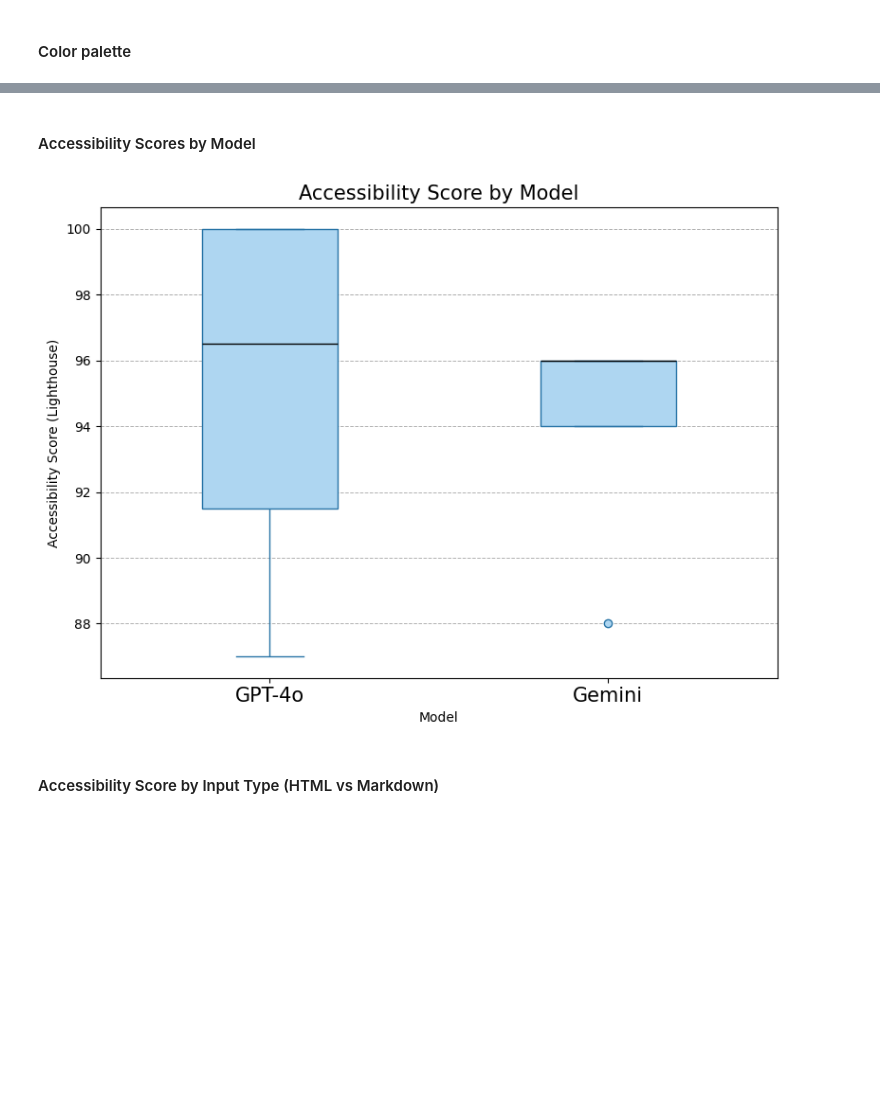
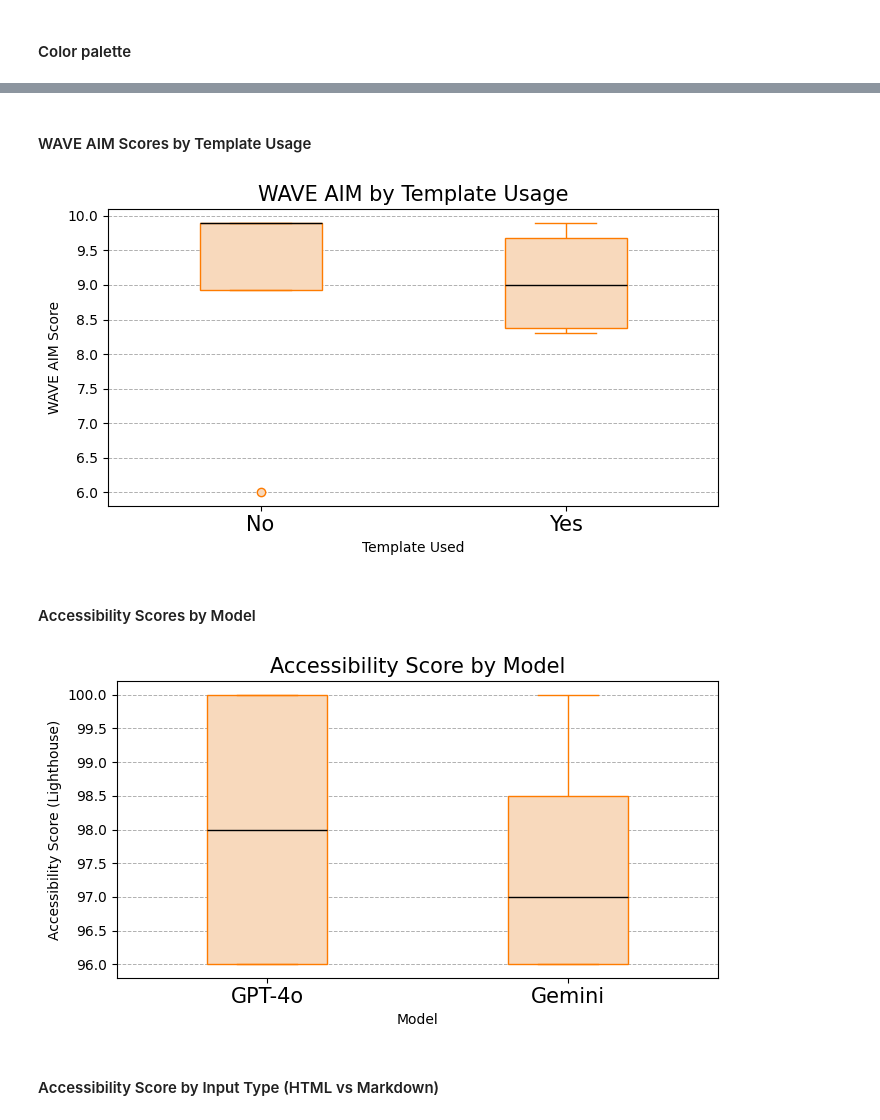
Before and after one commit to gverafei/conceptual-model-springer, a Jupyter notebook: conceptual-model.ipynb, the cells around one changed output, grey strips where cells are left out. Drawn from its saved outputs; the diff is of its cells as text; code cells hidden in the pictures; blank space fills up the shorter version.

```diff
--- a/conceptual-model.ipynb
+++ b/conceptual-model.ipynb
@@ -562,29 +622,29 @@ import pandas as pd
 
 # Lista de combinaciones que vamos a mapear a mano (modelo, sitio, entrada, template, otras métricas)
 combinations = [
-    # Model, Site, InputType, TemplateUsed, AccessibilityScore, Axe Issues, WAVE Errors, Contrast, Alerts, Features, cost_key
-    ['GPT-4o', 'Site 1', 'HTML', 'No', 93, 16, 0, 0, 6, 11, 'GPT_Site1_html'],
-    ['GPT-4o', 'Site 1', 'HTML', 'Yes', 100, 1, 0, 0, 6, 2, 'GPT_Site1_html_template'],
-    ['GPT-4o', 'Site 1', 'Markdown', 'No', 87, 30, 0, 13, 6, 10, 'GPT_Site1_md'],
-    ['GPT-4o', 'Site 1', 'Markdown', 'Yes', 100, 0, 0, 2, 2, 11, 'GPT_Site1_md_template'],
+    # Model, Site, InputType, TemplateUsed, AccessibilityScore, Axe Issues, WAVE Aim, WAVE Errors, Contrast, Alerts, Features, cost_key
+    ['GPT-4o', 'Site 1', 'HTML', 'No', 100, 0, 9.9, 0, 0, 5, 14, 'GPT_Site1_html'],
+    ['GPT-4o', 'Site 1', 'HTML', 'Yes', 96, 1, 9.6, 0, 1, 5, 13, 'GPT_Site1_html_template'],
+    ['GPT-4o', 'Site 1', 'Markdown', 'No', 100, 0, 9.9, 0, 0, 5, 14, 'GPT_Site1_md'],
+    ['GPT-4o', 'Site 1', 'Markdown', 'Yes', 96, 3, 8.3, 0, 3, 8, 14, 'GPT_Site1_md_template'],
 
-    ['Gemini', 'Site 1', 'HTML', 'No', 88, 9, 0, 2, 5, 14, 'Gem_Site1_html'],
-    ['Gemini', 'Site 1', 'HTML', 'Yes', 96, 1, 0, 1, 5, 13, 'Gem_Site1_html_template'],
-    ['Gemini', 'Site 1', 'Markdown', 'No', 96, 9, 0, 11, 5, 14, 'Gem_Site1_md'],
-    ['Gemini', 'Site 1', 'Markdown', 'Yes', 96, 9, 0, 10, 7, 12, 'Gem_Site1_md_template']
+    ['Gemini', 'Site 1', 'HTML', 'No', 96, 11, 6.0, 0, 11, 3, 14, 'Gem_Site1_html'],
+    ['Gemini', 'Site 1', 'HTML', 'Yes', 96, 3, 8.4, 0, 3, 3, 13, 'Gem_Site1_html_template'],
+    ['Gemini', 'Site 1', 'Markdown', 'No', 98, 1, 9.9, 0, 0, 4, 14, 'Gem_Site1_md'],
+    ['Gemini', 'Site 1', 'Markdown', 'Yes', 100, 0, 9.9, 0, 0, 3, 13, 'Gem_Site1_md_template']
 ]
 
 # Construir data list a partir de combinaciones y costos
 data = []
 for row in combinations:
-    model, site, input_type, template, score, issues, err, contrast, alerts, features, key = row
+    model, site, input_type, template, score, issues, aim, err, contrast, alerts, features, key = row
     tokens = costs[key]
     data.append([
         model, site, input_type, template,
         score,
-        issues,
-        err + contrast + alerts,
-        err, contrast, alerts, features,
+        issues, # Axe issues
+        err + contrast + alerts, # Wave issues
+        aim, err, contrast, alerts, features,
         tokens['ptokens'], tokens['ctokens'], tokens['totaltokens'], tokens['cost'], tokens['time']
     ])
 
@@ -593,7 +653,7 @@ columns = [
     'AccessibilityScore',
     'AxeIssues',
     'WAVEIssues',
-    'WAVEErrors', 'WAVEContrastErrors', 'WAVEAlerts', 'WAVEFeatures',
+    'WAVEAim', 'WAVEErrors', 'WAVEContrastErrors', 'WAVEAlerts', 'WAVEFeatures',
     'PromptTokens', 'CompletionTokens', 'TotalTokens', 'TotalCost', 'TotalTime'
 ]
 
@@ -1009,14 +1080,10 @@ Boxplots are a great way to visually compare how different groups behave.
 #### Color palette
 # %%
 # Configurar colores
-color_claro = "#AED6F1"
-color_medio = "#5DADE2"
-color_fuerte = "#1B4F72"
-color_borde = "#2874A6"
+color_claro = "#F8D9BC"
+color_medio = "#F8E7D6"
+color_fuerte = "#F8BC85"
+color_borde = "#FE7B00"
 
 color_negro = "#000000"  # negro
 color_rojo = "#FF0000"  # rojo
-
-
-# Alterno
-color_medio = "#FE7D28"
@@ -1023,27 +1135,48 @@ color_medio = "#FE7D28"
+# %% [markdown]
+#### WAVE AIM Scores by Template Usage
+# %%
+plt.figure(figsize=(7,4))
+sns.boxplot(x='TemplateUsed', y='WAVEAim', data=df, width=0.4,
+    boxprops=dict(edgecolor=color_borde, facecolor=color_claro),
+    medianprops=dict(color=color_negro),
+    whiskerprops=dict(color=color_borde),
+    capprops=dict(color=color_borde),
+    flierprops=dict(markerfacecolor=color_claro, markeredgecolor=color_borde)
+)
+plt.title('WAVE AIM by Template Usage', fontsize=15)
+plt.xticks(rotation=0, ha='center', fontsize=15)
+plt.ylabel('WAVE AIM Score')
+plt.xlabel('Template Used')
+plt.grid(axis='y', linestyle='--', linewidth=0.7)
+plt.tight_layout()
+plt.savefig('figures/boxplot_wave_aim_template.jpg', dpi=600)
+plt.show()
+# %% [output]
+[figure, added]
 # %% [markdown]
 #### Accessibility Scores by Model
 # %%
 # Estilo visual
 sns.reset_defaults()
 
-plt.figure(figsize=(8,6))
+plt.figure(figsize=(7,4))
 sns.boxplot(x='Model', y='AccessibilityScore', data=df, width=0.4,
     boxprops=dict(edgecolor=color_borde, facecolor=color_claro),
     medianprops=dict(color=color_negro),
     whiskerprops=dict(color=color_borde),
     capprops=dict(color=color_borde),
     flierprops=dict(markerfacecolor=color_claro, markeredgecolor=color_borde)
 )
 plt.title('Accessibility Score by Model', fontsize=15)
 plt.xticks(rotation=0, ha='center', fontsize=15)
 plt.ylabel('Accessibility Score (Lighthouse)')
 plt.xlabel('Model')
 plt.grid(axis='y', linestyle='--', linewidth=0.7)
 plt.tight_layout()
 plt.savefig('figures/boxplot_accessibility_model.jpg', dpi=300)
 plt.show()
 # %% [output]
-[figure, old version]
+[figure, new version]
 # %% [markdown]
 #### Accessibility Score by Input Type (HTML vs Markdown)
 # %%
```
Also changed, not shown: parts of 44 cells of this notebook, 35 other files.
